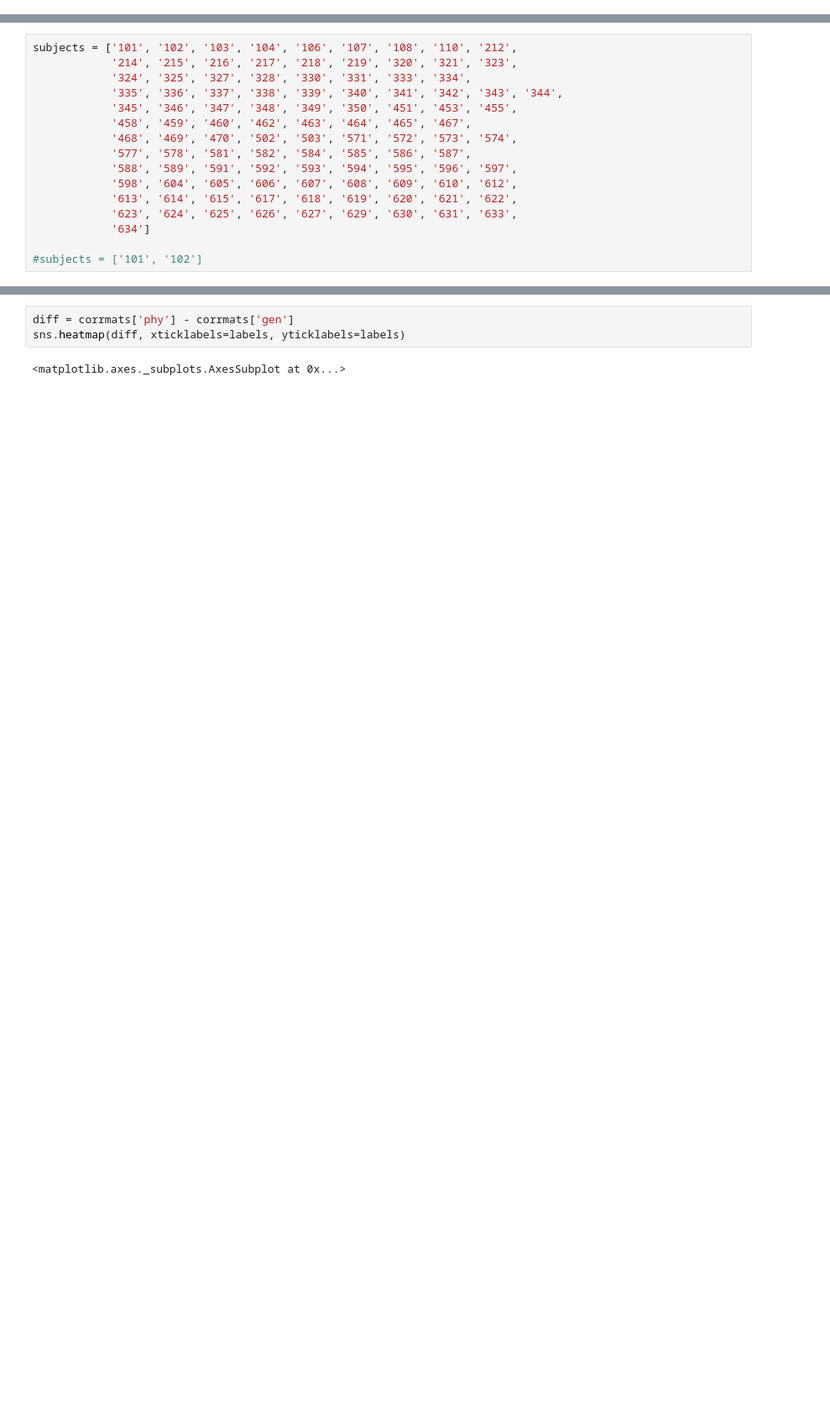
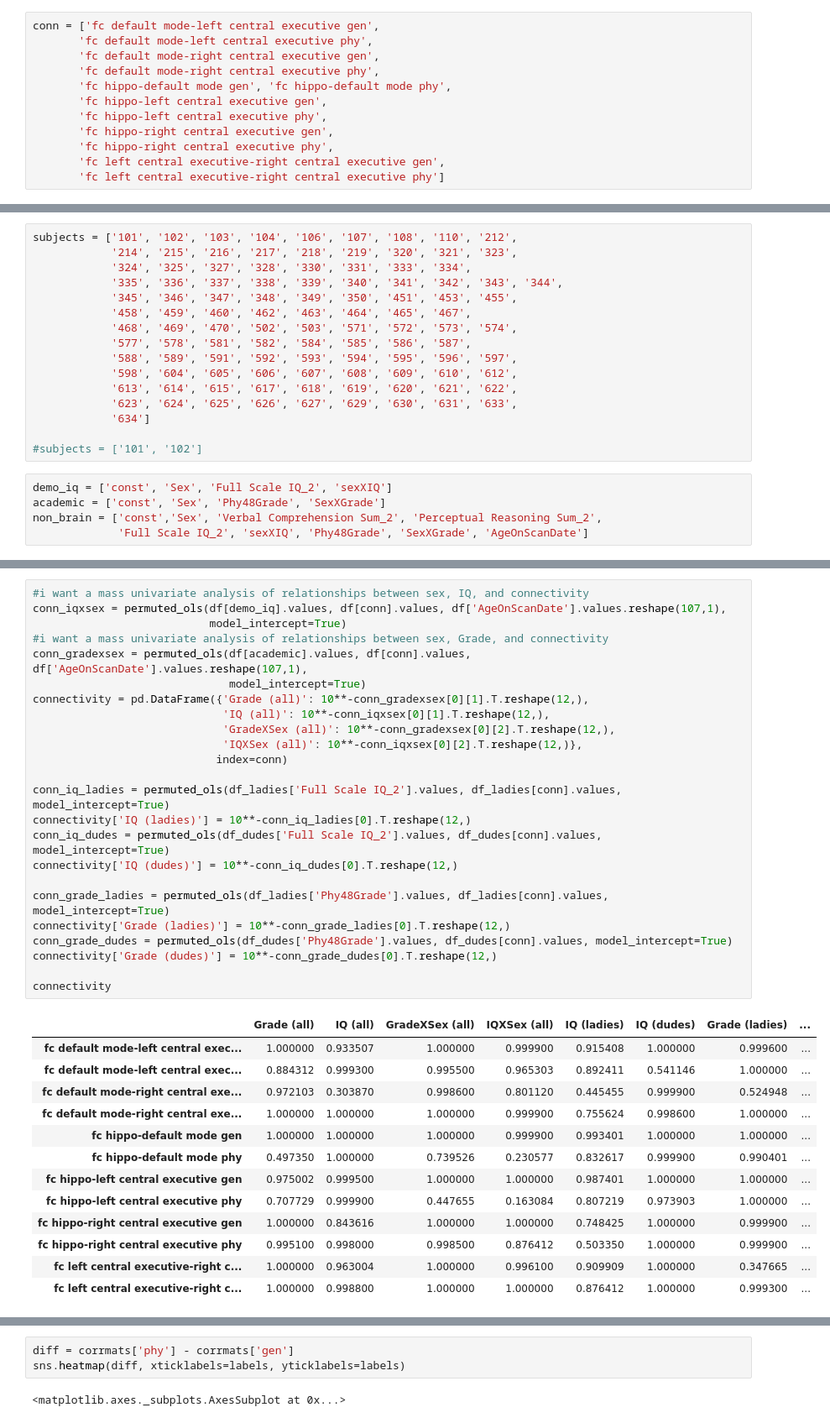
Before and after one commit to 62442katieb/IDConn, a Jupyter notebook: descriptives.ipynb, the cells around one changed output, grey strips where cells are left out. Shown at 84% size. Drawn from its saved outputs; the diff is of its cells as text; blank space fills up the shorter version.

```diff
--- a/descriptives.ipynb
+++ b/descriptives.ipynb
@@ -61,0 +102,12 @@ labels = ['limbic', 'orbitofrontal', 'basal ganglia', 'salience', 'hunger',
+# %%
+conn = ['fc default mode-left central executive gen',
+       'fc default mode-left central executive phy',
+       'fc default mode-right central executive gen',
+       'fc default mode-right central executive phy',
+       'fc hippo-default mode gen', 'fc hippo-default mode phy',
+       'fc hippo-left central executive gen',
+       'fc hippo-left central executive phy',
+       'fc hippo-right central executive gen',
+       'fc hippo-right central executive phy',
+       'fc left central executive-right central executive gen',
+       'fc left central executive-right central executive phy']
@@ -75,3 +137,8 @@ subjects = ['101', '102', '103', '104', '106', '107', '108', '110', '212',
             '634']
 
 #subjects = ['101', '102']
+# %%
+demo_iq = ['const', 'Sex', 'Full Scale IQ_2', 'sexXIQ']
+academic = ['const', 'Sex', 'Phy48Grade', 'SexXGrade']
+non_brain = ['const','Sex', 'Verbal Comprehension Sum_2', 'Perceptual Reasoning Sum_2',
+             'Full Scale IQ_2', 'sexXIQ', 'Phy48Grade', 'SexXGrade', 'AgeOnScanDate']
@@ -77,0 +148,38 @@ subjects = ['101', '102', '103', '104', '106', '107', '108', '110', '212',
+# %%
+#i want a mass univariate analysis of relationships between sex, IQ, and connectivity
+conn_iqxsex = permuted_ols(df[demo_iq].values, df[conn].values, df['AgeOnScanDate'].values.reshape(107,1),
+                           model_intercept=True)
+#i want a mass univariate analysis of relationships between sex, Grade, and connectivity
+conn_gradexsex = permuted_ols(df[academic].values, df[conn].values, df['AgeOnScanDate'].values.reshape(107,1),
+                              model_intercept=True)
+connectivity = pd.DataFrame({'Grade (all)': 10**-conn_gradexsex[0][1].T.reshape(12,),
+                             'IQ (all)': 10**-conn_iqxsex[0][1].T.reshape(12,),
+                             'GradeXSex (all)': 10**-conn_gradexsex[0][2].T.reshape(12,),
+                             'IQXSex (all)': 10**-conn_iqxsex[0][2].T.reshape(12,)},
+                            index=conn)
+
+conn_iq_ladies = permuted_ols(df_ladies['Full Scale IQ_2'].values, df_ladies[conn].values, model_intercept=True)
+connectivity['IQ (ladies)'] = 10**-conn_iq_ladies[0].T.reshape(12,)
+conn_iq_dudes = permuted_ols(df_dudes['Full Scale IQ_2'].values, df_dudes[conn].values, model_intercept=True)
+connectivity['IQ (dudes)'] = 10**-conn_iq_dudes[0].T.reshape(12,)
+
+conn_grade_ladies = permuted_ols(df_ladies['Phy48Grade'].values, df_ladies[conn].values, model_intercept=True)
+connectivity['Grade (ladies)'] = 10**-conn_grade_ladies[0].T.reshape(12,)
+conn_grade_dudes = permuted_ols(df_dudes['Phy48Grade'].values, df_dudes[conn].values, model_intercept=True)
+connectivity['Grade (dudes)'] = 10**-conn_grade_dudes[0].T.reshape(12,)
+
+connectivity
+# %% [output]
+|  | Grade (all) | IQ (all) | GradeXSex (all) | IQXSex (all) | IQ (ladies) | IQ (dudes) | Grade (ladies) | ... |
+| fc default mode-left central exec... | 1.000000 | 0.933507 | 1.000000 | 0.999900 | 0.915408 | 1.000000 | 0.999600 | ... |
+| fc default mode-left central exec... | 0.884312 | 0.999300 | 0.995500 | 0.965303 | 0.892411 | 0.541146 | 1.000000 | ... |
+| fc default mode-right central exe... | 0.972103 | 0.303870 | 0.998600 | 0.801120 | 0.445455 | 0.999900 | 0.524948 | ... |
+| fc default mode-right central exe... | 1.000000 | 1.000000 | 1.000000 | 0.999900 | 0.755624 | 0.998600 | 1.000000 | ... |
+| fc hippo-default mode gen | 1.000000 | 1.000000 | 1.000000 | 0.999900 | 0.993401 | 1.000000 | 1.000000 | ... |
+| fc hippo-default mode phy | 0.497350 | 1.000000 | 0.739526 | 0.230577 | 0.832617 | 0.999900 | 0.990401 | ... |
+| fc hippo-left central executive gen | 0.975002 | 0.999500 | 1.000000 | 1.000000 | 0.987401 | 1.000000 | 1.000000 | ... |
+| fc hippo-left central executive phy | 0.707729 | 0.999900 | 0.447655 | 0.163084 | 0.807219 | 0.973903 | 1.000000 | ... |
+| fc hippo-right central executive gen | 1.000000 | 0.843616 | 1.000000 | 1.000000 | 0.748425 | 1.000000 | 0.999900 | ... |
+| fc hippo-right central executive phy | 0.995100 | 0.998000 | 0.998500 | 0.876412 | 0.503350 | 1.000000 | 0.999900 | ... |
+| fc left central executive-right c... | 1.000000 | 0.963004 | 1.000000 | 0.996100 | 0.909909 | 1.000000 | 0.347665 | ... |
+| fc left central executive-right c... | 1.000000 | 0.998800 | 1.000000 | 1.000000 | 0.876412 | 1.000000 | 0.999300 | ... |
```
Also changed, not shown: parts of 52 cells of this notebook, 9 other files.
